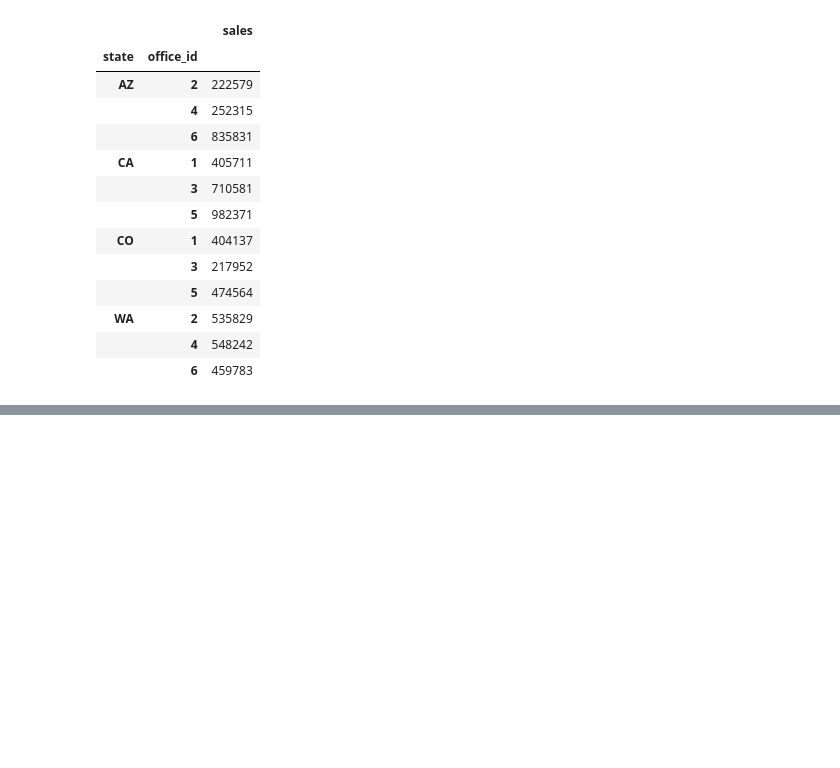
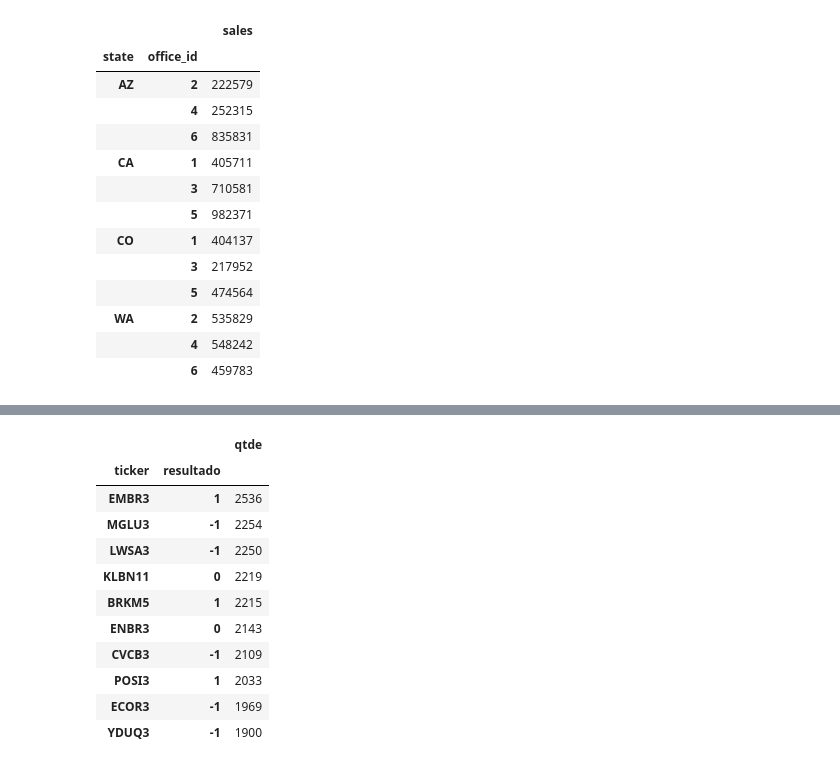
Before and after one commit to paulofor/Jupyter-Espaco01, a Jupyter notebook: ResultadoFuturo/PesquisaGeral-Regra1-Copy1.ipynb, the cells around one changed output, grey strips where cells are left out. Cells and saved outputs as stored; diff of their text form; code cells hidden in the pictures; blank space fills up the shorter version.

```diff
--- a/ResultadoFuturo/PesquisaGeral-Regra1-Copy1.ipynb
+++ b/ResultadoFuturo/PesquisaGeral-Regra1-Copy1.ipynb
@@ -207,0 +212,17 @@ dfVenda.sort_values(by='qtde', ascending=False).head(10)
+# %%
+dfCompra = agrupado_por_ticker.sort_values(by='qtde', ascending=False).head(10)
+# %%
+dfCompra
+# %% [output]
+|  |  | qtde |
+| ticker | resultado |  |
+| EMBR3 | 1 | 2536 |
+| MGLU3 | -1 | 2254 |
+| LWSA3 | -1 | 2250 |
+| KLBN11 | 0 | 2219 |
+| BRKM5 | 1 | 2215 |
+| ENBR3 | 0 | 2143 |
+| CVCB3 | -1 | 2109 |
+| POSI3 | 1 | 2033 |
+| ECOR3 | -1 | 1969 |
+| YDUQ3 | -1 | 1900 |
```
Also changed, not shown: parts of 13 cells of this notebook, 5 other files.
